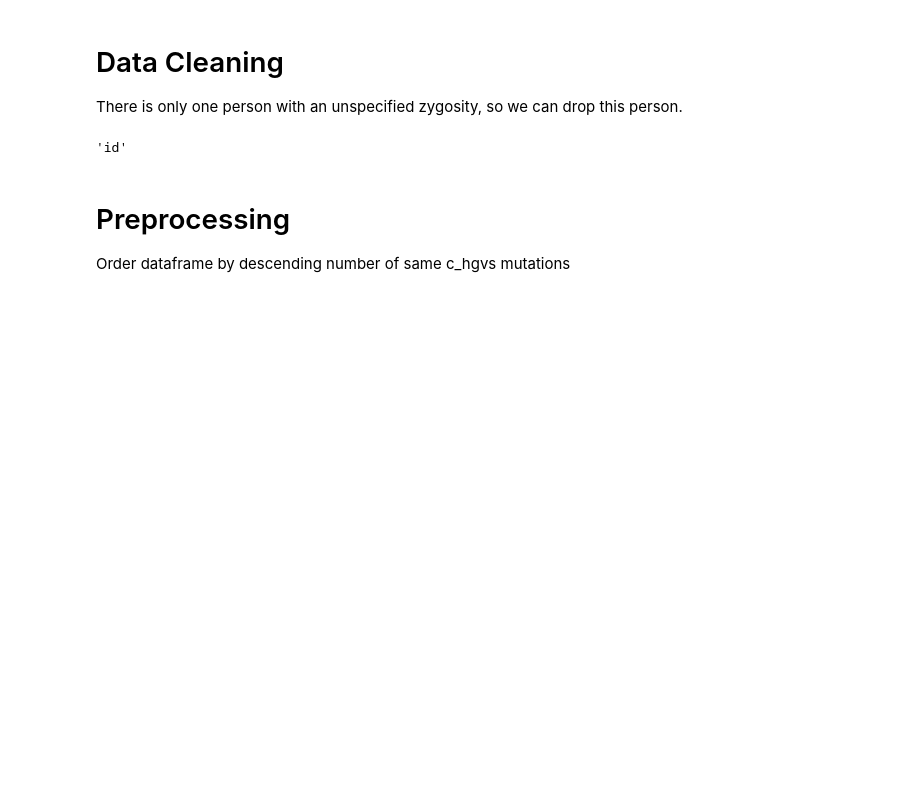
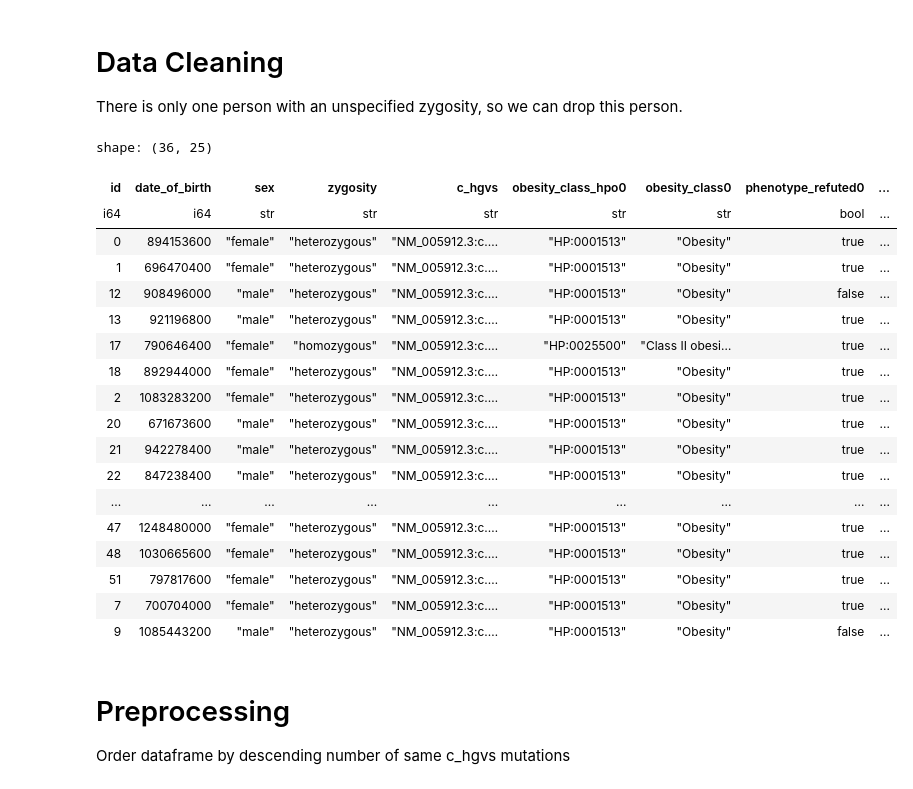
Before and after one commit to BIH-CEI/ERKER2Phenopackets, a Jupyter notebook: ERKER2Phenopackets/src/analysis/ml/analyse.ipynb, the cells around one changed output. Cells and saved outputs as stored; diff of their text form; code cells hidden in the pictures; blank space fills up the shorter version.

```diff
--- a/ERKER2Phenopackets/src/analysis/ml/analyse.ipynb
+++ b/ERKER2Phenopackets/src/analysis/ml/analyse.ipynb
@@ -162,7 +163,3 @@ shape: (37, 25)
 There is only one person with an unspecified zygosity, so we can drop this person.
 # %%
 df = df.filter(df['zygosity'] != 'unspecified zygosity')
-# %%
-df.columns[0]
-# %% [output]
-'id'
@@ -169,3 +216,25 @@ df.columns[0]
+# %%
+df.head(50)
+# %% [output]
+shape: (36, 25)
+| id | date_of_birth | sex | zygosity | c_hgvs | obesity_class_hpo0 | obesity_class0 | phenotype_refuted0 | ... |
+| i64 | i64 | str | str | str | str | str | bool | ... |
+| 0 | 894153600 | "female" | "heterozygous" | "NM_005912.3:c.… | "HP:0001513" | "Obesity" | true | ... |
+| 1 | 696470400 | "female" | "heterozygous" | "NM_005912.3:c.… | "HP:0001513" | "Obesity" | true | ... |
+| 12 | 908496000 | "male" | "heterozygous" | "NM_005912.3:c.… | "HP:0001513" | "Obesity" | false | ... |
+| 13 | 921196800 | "male" | "heterozygous" | "NM_005912.3:c.… | "HP:0001513" | "Obesity" | true | ... |
+| 17 | 790646400 | "female" | "homozygous" | "NM_005912.3:c.… | "HP:0025500" | "Class II obesi… | true | ... |
+| 18 | 892944000 | "female" | "heterozygous" | "NM_005912.3:c.… | "HP:0001513" | "Obesity" | true | ... |
+| 2 | 1083283200 | "female" | "heterozygous" | "NM_005912.3:c.… | "HP:0001513" | "Obesity" | true | ... |
+| 20 | 671673600 | "male" | "heterozygous" | "NM_005912.3:c.… | "HP:0001513" | "Obesity" | true | ... |
+| 21 | 942278400 | "male" | "heterozygous" | "NM_005912.3:c.… | "HP:0001513" | "Obesity" | true | ... |
+| 22 | 847238400 | "male" | "heterozygous" | "NM_005912.3:c.… | "HP:0001513" | "Obesity" | true | ... |
+| ... | ... | ... | ... | ... | ... | ... | ... | ... |
+| 47 | 1248480000 | "female" | "heterozygous" | "NM_005912.3:c.… | "HP:0001513" | "Obesity" | true | ... |
+| 48 | 1030665600 | "female" | "heterozygous" | "NM_005912.3:c.… | "HP:0001513" | "Obesity" | true | ... |
+| 51 | 797817600 | "female" | "heterozygous" | "NM_005912.3:c.… | "HP:0001513" | "Obesity" | true | ... |
+| 7 | 700704000 | "female" | "heterozygous" | "NM_005912.3:c.… | "HP:0001513" | "Obesity" | true | ... |
+| 9 | 1085443200 | "male" | "heterozygous" | "NM_005912.3:c.… | "HP:0001513" | "Obesity" | false | ... |
 # %% [markdown]
 # Preprocessing
 
```
Also changed, not shown: parts of 11 cells of this notebook.
